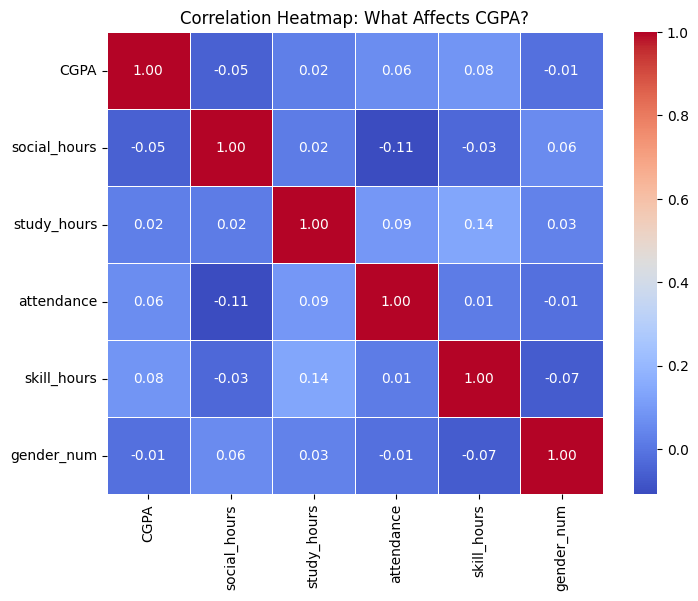
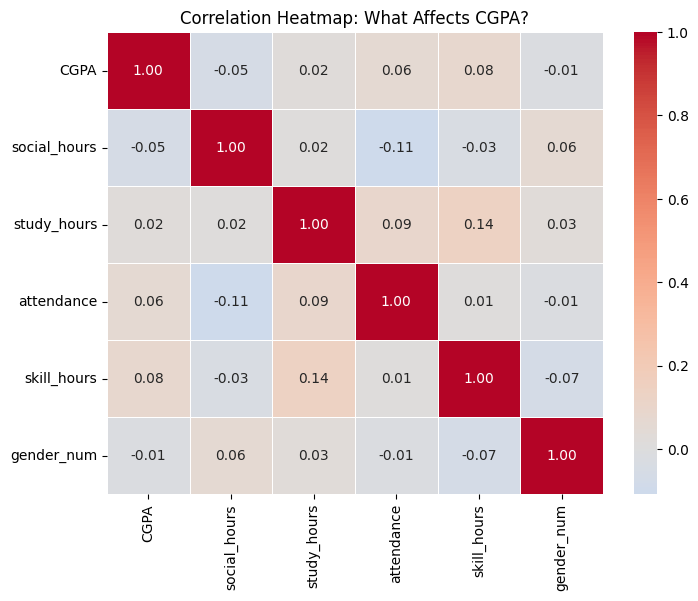
Unified diff of the notebook cell whose output changed from the first chart to the second:
--- before
+++ after
@@ -1,8 +1,7 @@
 import pandas as pd
+import numpy as np
+import seaborn as sns
 import matplotlib.pyplot as plt
-import seaborn as sns
-import numpy as np
 
-df = pd.read_excel('Students_Performance_data_set.xlsx')
 df = df.rename(columns={
     'Gender': 'gender',
@@ -18,18 +17,19 @@
 
 # Pick only numeric columns that matter
-numeric_cols = ['CGPA', 'social_hours', 'study_hours', 'attendance', 'skill_hours']
+numeric_cols = ['CGPA', 'social_hours', 'study_hours', 'attendance', 'skill_hours', 'gender_num']
 
 for col in numeric_cols:
     df[col] = pd.to_numeric(df[col], errors='coerce')
 
-corr_df = df[cols].corr(numeric_only=True)
+corr_df = df[numeric_cols].corr(numeric_only=True) # <-- fixed here
+print("=== CORRELATION MATRIX ===")
 print(corr_df)
 
 # PLOT HEATMAP
 plt.figure(figsize=(8,6))
-sns.heatmap(corr_df, annot=True, cmap='coolwarm', fmt=".2f", linewidths=0.5)
+sns.heatmap(corr_df, annot=True, cmap='coolwarm', fmt=".2f", linewidths=0.5, center=0)
 plt.title("Correlation Heatmap: What Affects CGPA?")
 plt.show()
 
-print("\nCorrelation with CGPA, ranked:")
+print("\n=== Correlation with CGPA, ranked ===")
 print(corr_df['CGPA'].sort_values(ascending=False))

Commit: Created using Colab